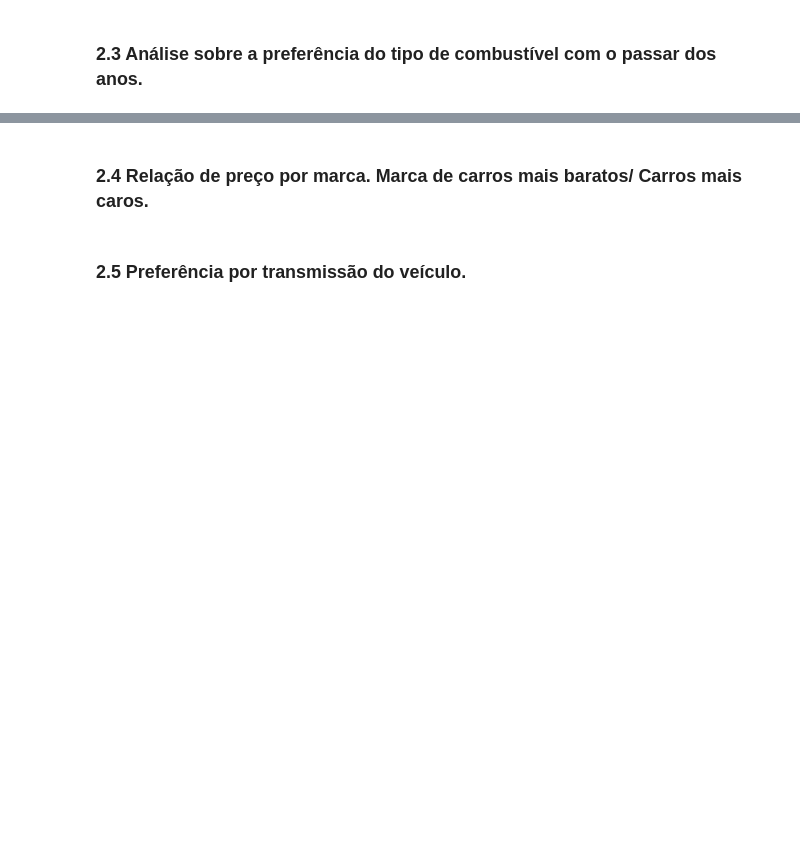
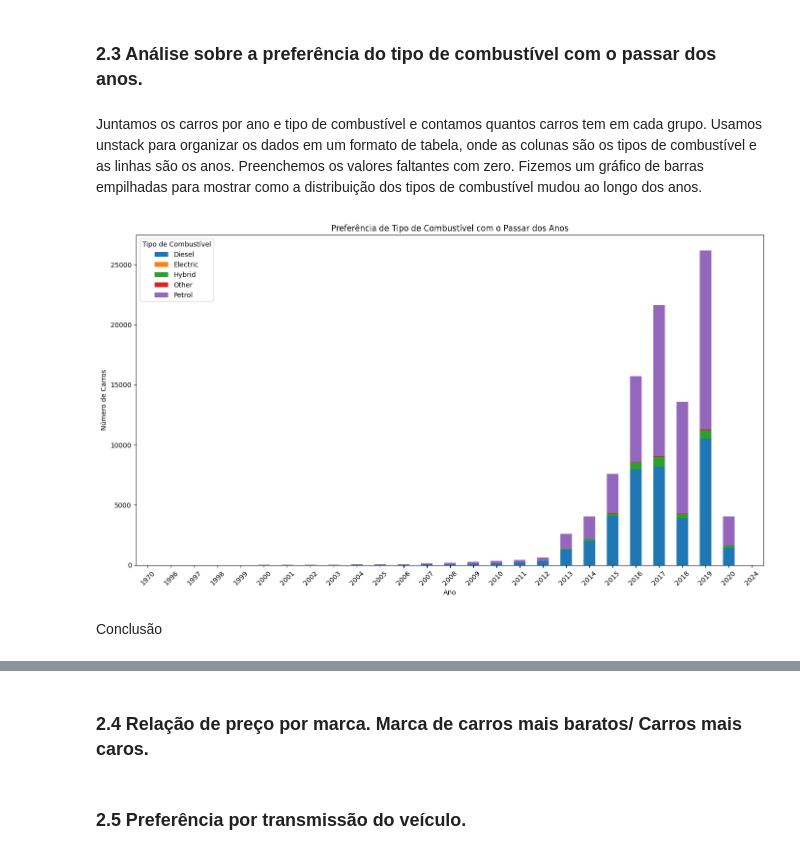
Before and after one commit to atlantico-academy/data-fusion, a Jupyter notebook: notebooks/01-exploratory_data_analysis.ipynb, the cells around one changed output, grey strips where cells are left out. Saved outputs shown, nothing was run; the diff lists cells and outputs as text; code cells hidden in the pictures; blank space fills up the shorter version.

```diff
--- a/notebooks/01-exploratory_data_analysis.ipynb
+++ b/notebooks/01-exploratory_data_analysis.ipynb
@@ -206,2 +271,20 @@ df.head(5)
 # %% [markdown]
 ### 2.3 Análise sobre a preferência do tipo de combustível com o passar dos anos.
+# %% [markdown]
+Juntamos os carros por ano e tipo de combustível e contamos quantos carros tem em cada grupo. Usamos unstack para organizar os dados em um formato de tabela, onde as colunas são os tipos de combustível e as linhas são os anos. Preenchemos os valores faltantes com zero. Fizemos um gráfico de barras empilhadas para mostrar como a distribuição dos tipos de combustível mudou ao longo dos anos.
+# %%
+fuel_year_counts = df.groupby(['year', 'fuelType']).size().unstack().fillna(0)
+fuel_year_counts.plot(kind='bar', stacked=True, figsize=(14, 8))
+
+plt.title('Preferência de Tipo de Combustível com o Passar dos Anos')
+plt.xlabel('Ano')
+plt.ylabel('Número de Carros')
+plt.legend(title='Tipo de Combustível')
+plt.xticks(rotation=45)
+
+plt.tight_layout()
+plt.show()
+# %% [output]
+[figure, added]
+# %% [markdown]
+Conclusão
```
Also changed, not shown: parts of 8 cells of this notebook.
